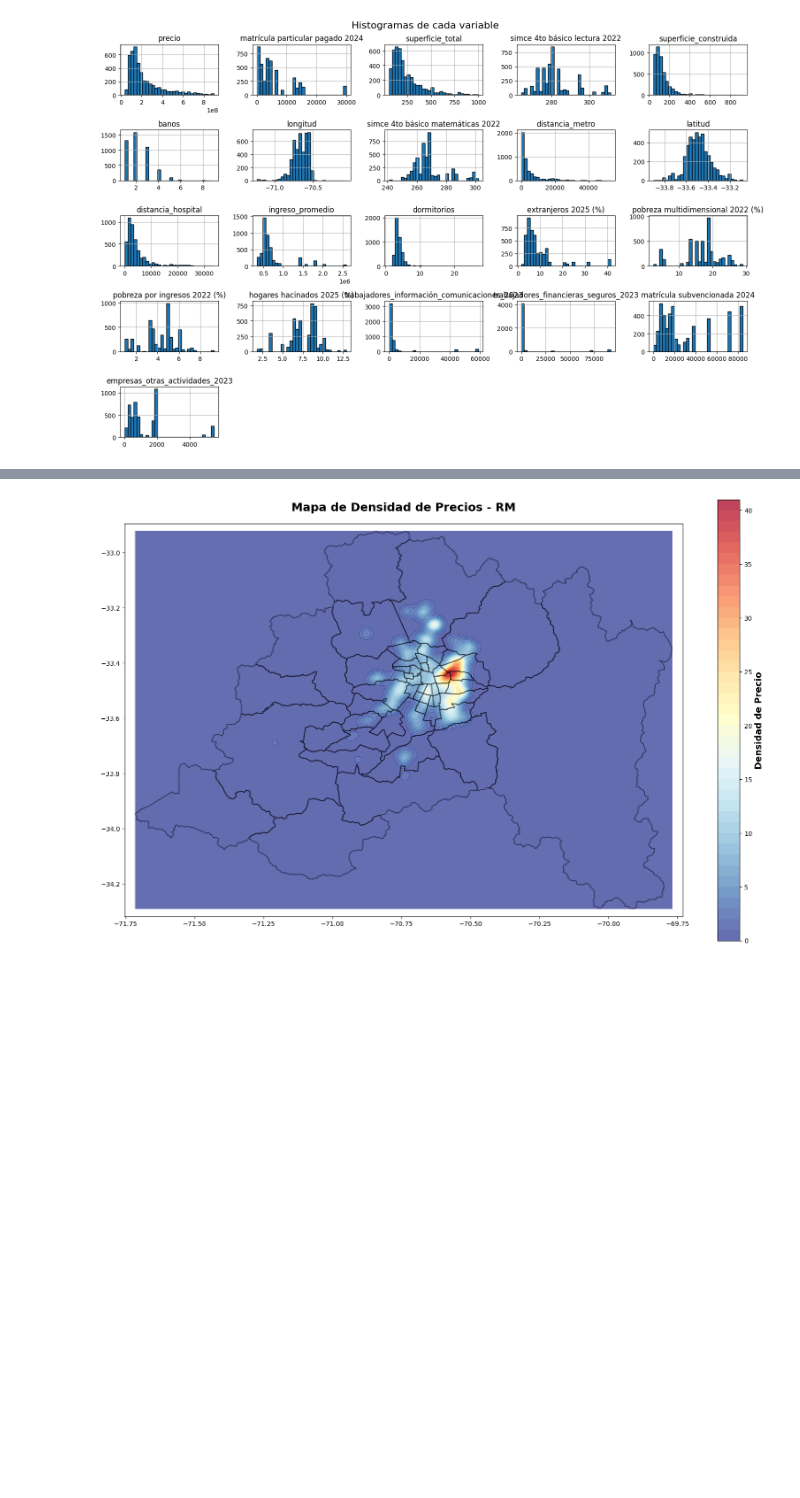
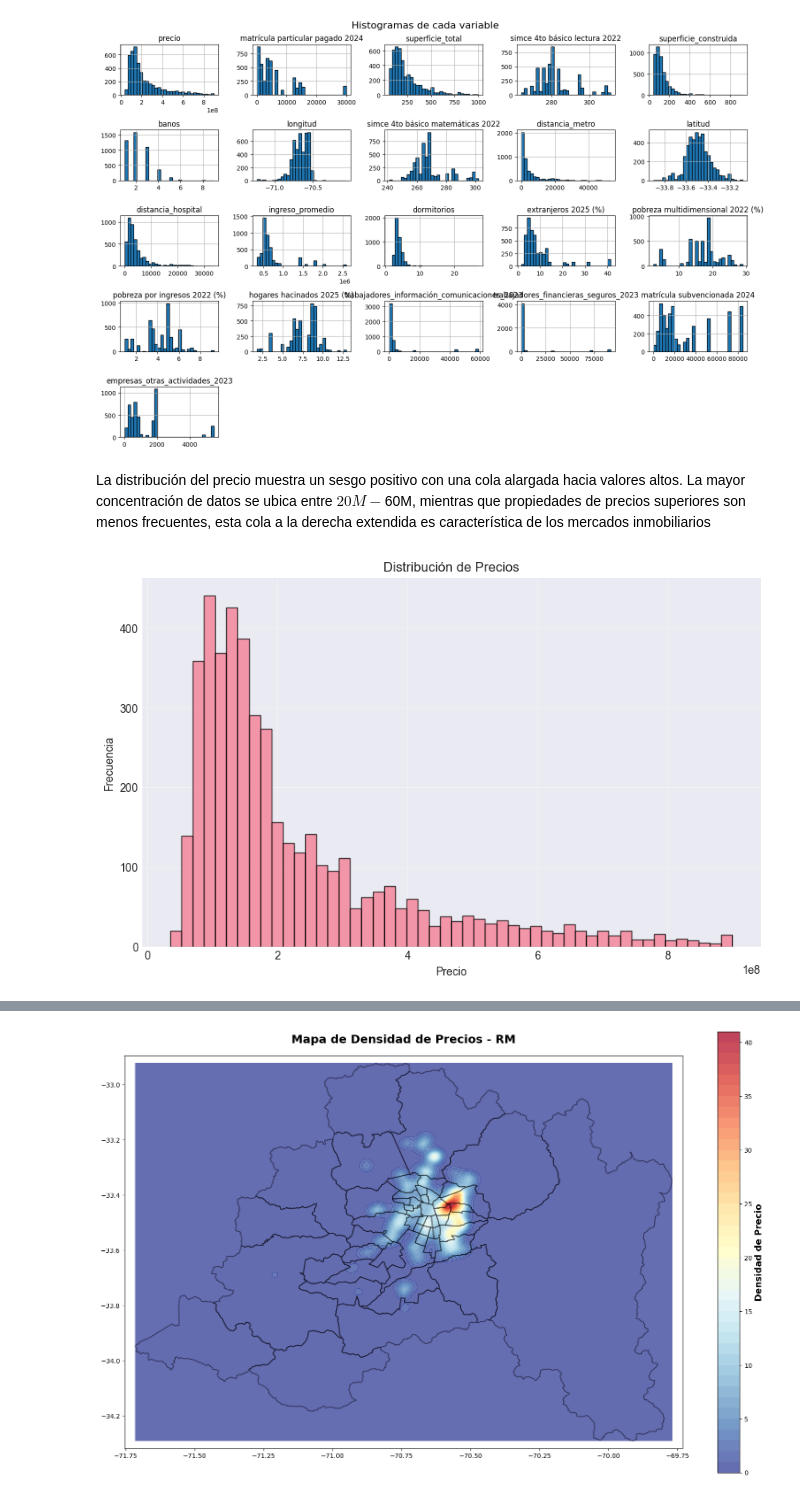
Before and after one commit to NicolasCortesLeon/Proyecto_Tesis, a Jupyter notebook: notebooks/5.EDA/5.1.EDA_variables_importantes.ipynb, the cells around one changed output, grey strips where cells are left out. Drawn from its saved outputs; the diff is of its cells as text; code cells hidden in the pictures; blank space fills up the shorter version.

```diff
--- a/notebooks/5.EDA/5.1.EDA_variables_importantes.ipynb
+++ b/notebooks/5.EDA/5.1.EDA_variables_importantes.ipynb
@@ -37,3 +39,17 @@ plt.tight_layout()
 plt.show()
 # %% [output]
 [figure]
+# %% [markdown]
+La distribución del precio muestra un sesgo positivo con una cola
+alargada hacia valores altos. La mayor concentración de datos se ubica entre $20M-$60M,
+mientras que propiedades de precios superiores son menos frecuentes, esta cola a la derecha extendida es característica de los mercados inmobiliarios
+# %%
+plt.figure(figsize=(10, 6))
+plt.hist(df['precio'], bins=50, edgecolor='black', alpha=0.7)
+plt.xlabel('Precio')
+plt.ylabel('Frecuencia')
+plt.title('Distribución de Precios')
+plt.grid(True, alpha=0.3)
+plt.show()
+# %% [output]
+[figure, added]
```
Also changed, not shown: parts of 8 cells of this notebook.
